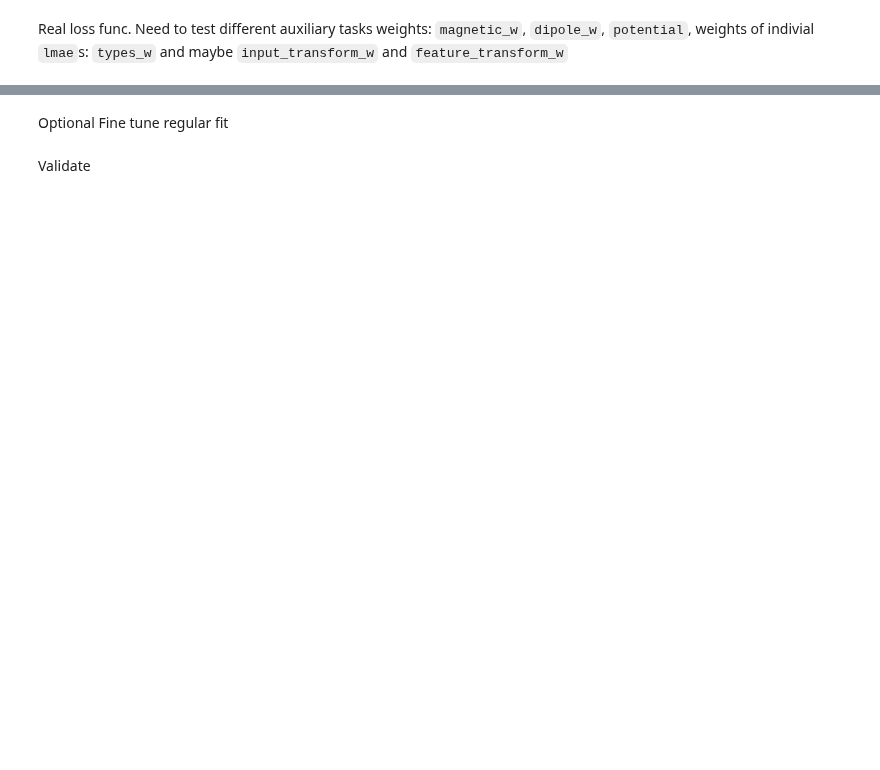
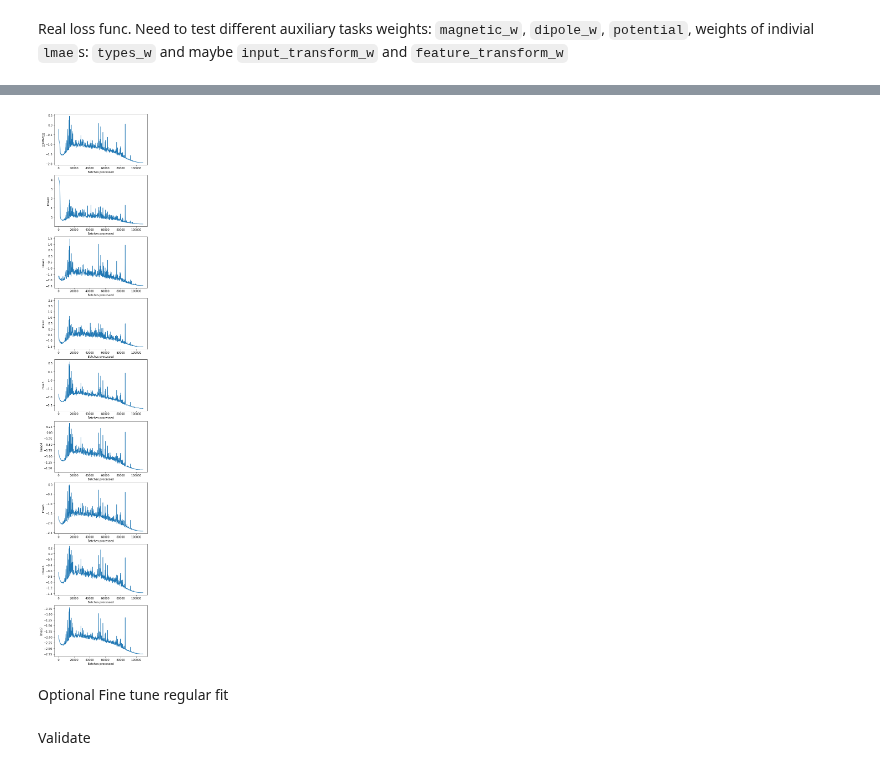
Before and after one commit to antorsae/champs-scalar-coupling, a Jupyter notebook: cloud.ipynb, the cells around one changed output, grey strips where cells are left out. Saved outputs shown, nothing was run; the diff lists cells and outputs as text; code cells hidden in the pictures; blank space fills up the shorter version.

```diff
--- a/cloud.ipynb
+++ b/cloud.ipynb
@@ -762,3 +750,7 @@ learner.fit_one_cycle(500, 1e-2)#, moms=(0.75,0.70))
+# %%
+learner.recorder.plot_metrics()
+# %% [output]
+[figure, added]
 # %% [markdown]
 Optional Fine tune regular fit
 # %%
```
Also changed, not shown: parts of 19 cells of this notebook, 1 other file.
